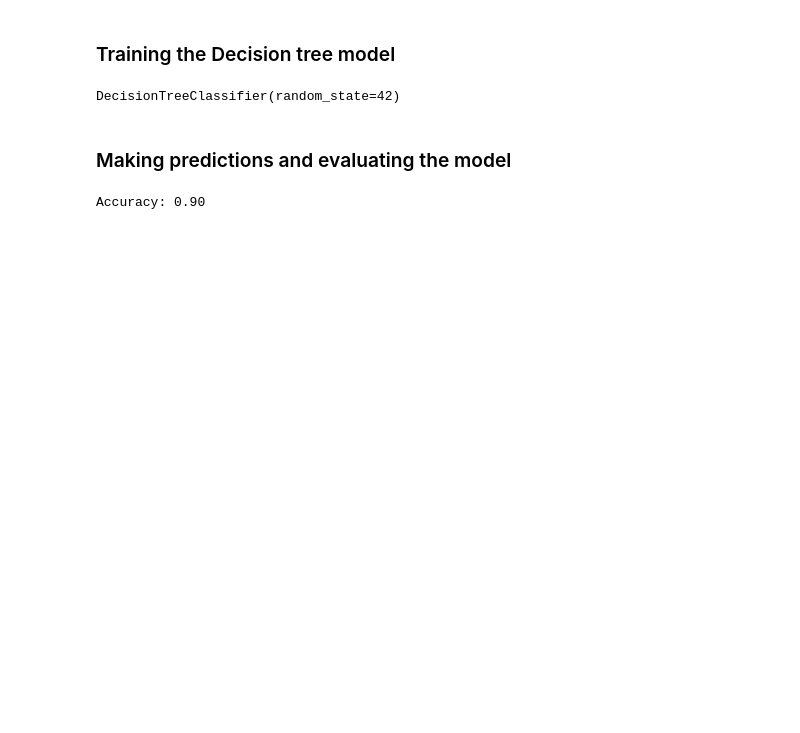
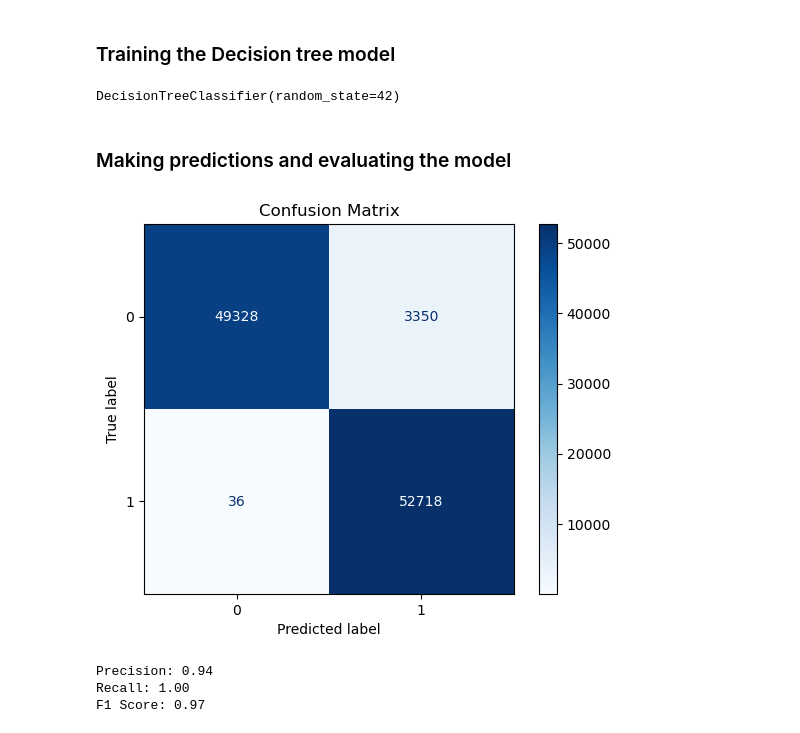
Before and after one commit to Siegfried2021/Nearest-earth-objects, a Jupyter notebook: neos_classification_tree.ipynb, the cells around one changed output. Cells and saved outputs as stored; diff of their text form; code cells hidden in the pictures; blank space fills up the shorter version.

Commit message:
updating preprocessing and models

```diff
--- a/neos_classification_tree.ipynb
+++ b/neos_classification_tree.ipynb
@@ -34,10 +34,3 @@ decision_model.fit(X_train, y_train)
 DecisionTreeClassifier(random_state=42)
 # %% [markdown]
 ### Making predictions and evaluating the model
-# %%
-y_pred = decision_model.predict(X_test)
-
-accuracy = metrics.accuracy_score(y_test, y_pred)
-print(f'Accuracy: {accuracy:.2f}')
-# %% [output]
-Accuracy: 0.90
@@ -43,0 +39,27 @@ Accuracy: 0.90
+# %%
+# Computing and displaying the confusion matrix
+from sklearn.metrics import ConfusionMatrixDisplay
+import matplotlib.pyplot as plt
+confusion_matrix = metrics.confusion_matrix(y_test, y_pred)
+
+disp_matrix = ConfusionMatrixDisplay(confusion_matrix=confusion_matrix)
+disp_matrix.plot(cmap=plt.cm.Blues)
+plt.title('Confusion Matrix')
+plt.show()
+# %% [output]
+[figure, added]
+# %%
+# Evaluation metrics
+
+precision = metrics.precision_score(y_test, y_pred, average='binary')  # Use 'binary' for binary classification
+print(f'Precision: {precision:.2f}')
+
+recall = metrics.recall_score(y_test, y_pred, average='binary')
+print(f'Recall: {recall:.2f}')
+
+f1_score = metrics.f1_score(y_test, y_pred, average='binary')
+print(f'F1 Score: {f1_score:.2f}')
+# %% [output]
+Precision: 0.94
+Recall: 1.00
+F1 Score: 0.97
```
Also changed, not shown: parts of 2 cells of this notebook, 3 other files.
